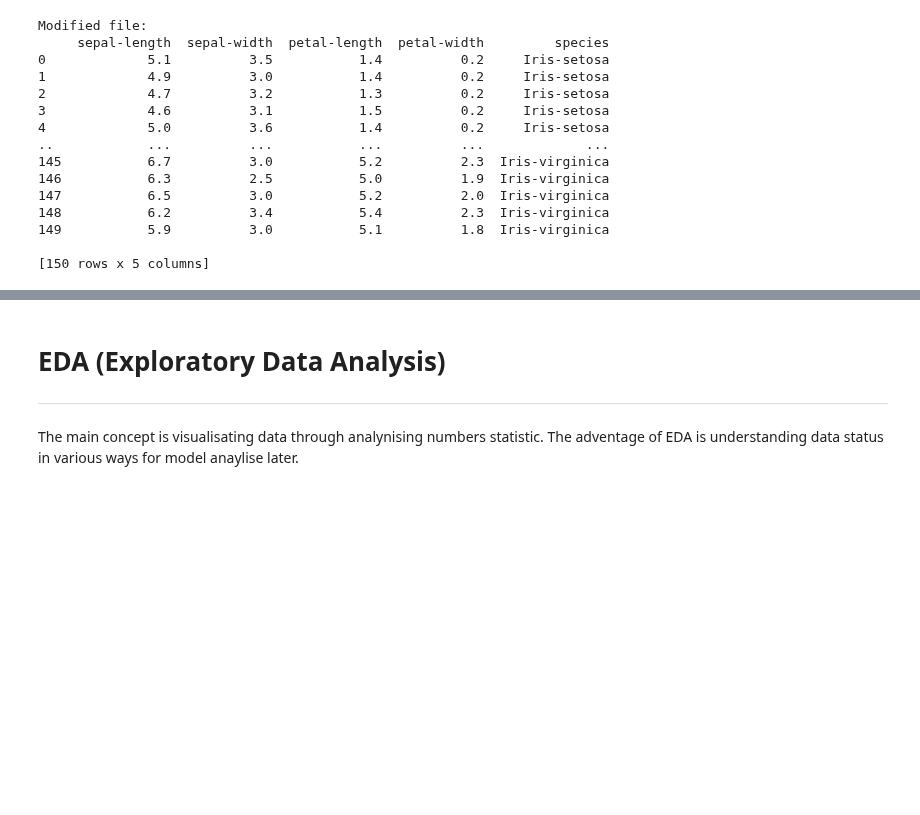
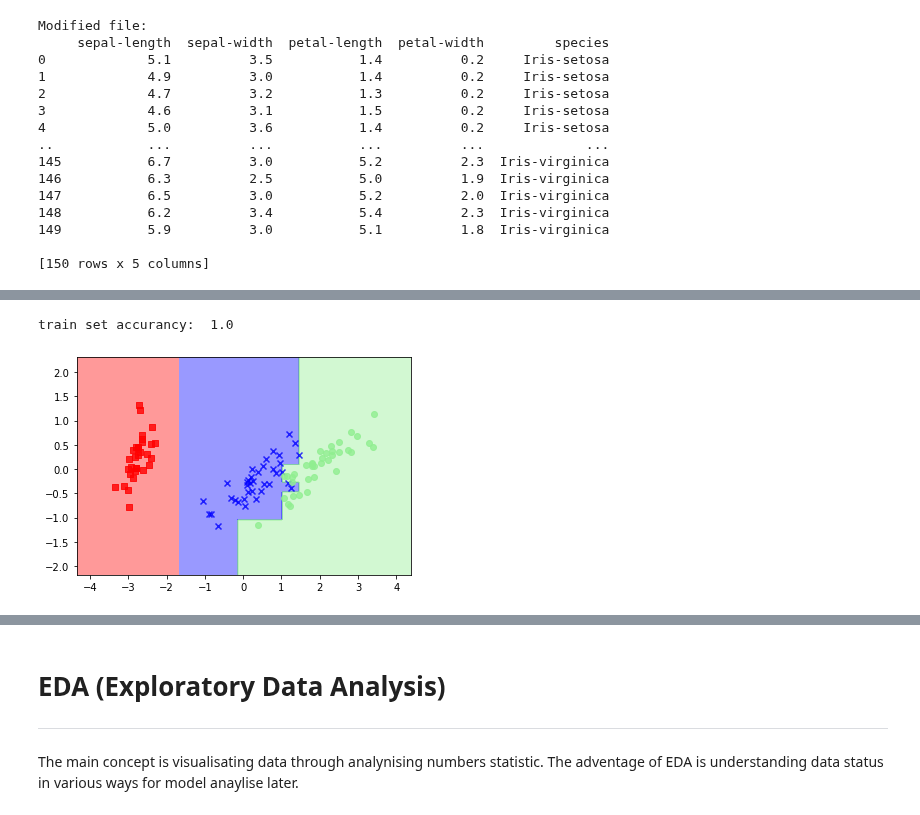
Before and after one commit to sysphcd/PythonProgrammingforData, a Jupyter notebook: Worksheets/15_2_Decision_Tree_coded_model.ipynb, the cells around one changed output, grey strips where cells are left out. Saved outputs shown, nothing was run; the diff lists cells and outputs as text; code cells hidden in the pictures; blank space fills up the shorter version.

Commit message:
added a new logic 15_2_Decision_Tree_coded_model

```diff
--- a/Worksheets/15_2_Decision_Tree_coded_model.ipynb
+++ b/Worksheets/15_2_Decision_Tree_coded_model.ipynb
@@ -1390,0 +1401,6 @@ ggplot(train, aes(x='petal-length', y='petal-width', color='species')) + geom_po
+# %%
+# Manually encode the species to class in numbers
+label_map = {'Iris-setosa': 0, 'Iris-versicolor': 1, 'Iris-virginica': 2}
+# create a class column for the encoded species
+iris_data_new['class'] = iris_data_new['species'].map(label_map)
+iris_data_new
@@ -1390,0 +1421,7 @@ ggplot(train, aes(x='petal-length', y='petal-width', color='species')) + geom_po
+# %%
+import numpy as np
+# Remove species column and drop any null value in the new iris_data_new dataset
+# Then set x = 4 columns data and y = class column values
+X = iris_data_new.drop(labels=['species','class'],axis=1).values  # each row of all 4 columns data in an array
+y = iris_data_new['class'].values # All class in an array
+print("Any missing data? ", len(np.where(np.isnan(X))[0])) # use numpy to check any null
@@ -1390,0 +1430,5 @@ ggplot(train, aes(x='petal-length', y='petal-width', color='species')) + geom_po
+# %%
+# Use train_test_split() function in sklearn.model_selection to split into train and test data
+X_train, X_test, y_train, y_test = train_test_split(X, y, test_size=.3, random_state=42)
+print('4 columns train data size  - ', X_train.shape)
+print('4 columns test data size  - ', X_test.shape)
@@ -1390,0 +1474,6 @@ ggplot(train, aes(x='petal-length', y='petal-width', color='species')) + geom_po
+# %%
+from sklearn.decomposition import PCA
+
+pca = PCA(n_components=2, iterated_power=1)
+train_reduced = pca.fit_transform(X_train)
+test_reduced = pca.transform(X_test)
@@ -1390,0 +1501,19 @@ ggplot(train, aes(x='petal-length', y='petal-width', color='species')) + geom_po
+# %%
+from sklearn.tree import DecisionTreeClassifier
+
+# Build Logistic model : with criterion standard entropy
+decisionTreeModel = DecisionTreeClassifier(criterion = 'entropy', max_depth=6, random_state=42)
+
+# Build a decision tree classifier from the training set (X, y) : Use 2 dimentional train data to fit the model
+decisionTreeModel.fit(train_reduced, y_train)
+
+# To predict classifier with 2 dimentional train data
+predicted = decisionTreeModel.predict(train_reduced)
+
+# Draw the decision regions : using the 2 dimentional train data, class train data, with the Logistic model
+plot_decision_regions(train_reduced, y_train, decisionTreeModel)
+# Return predicit successfully ratio
+print('train set accurancy: ',decisionTreeModel.score(train_reduced, y_train))
+# %% [output]
+train set accurancy:  1.0
+[figure, added]
```
Also changed, not shown: parts of 67 cells of this notebook.
